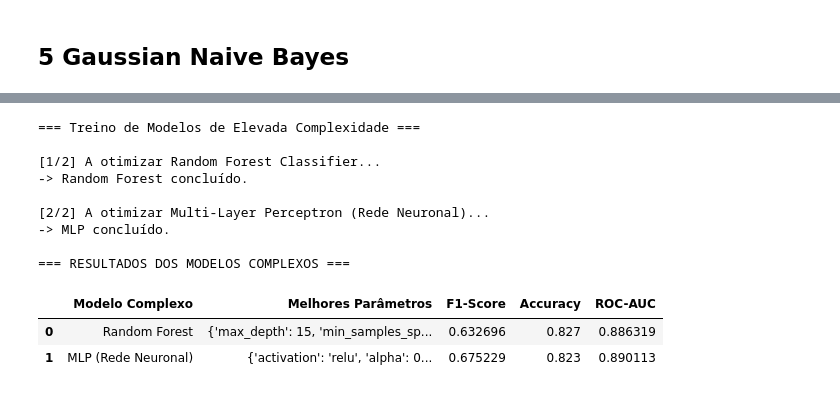
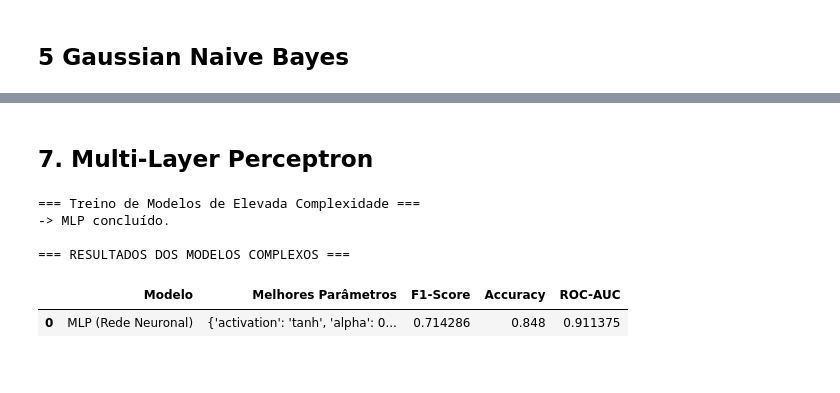
Before and after one commit to OJsan-ForReal/FAA-G22, a Jupyter notebook: projeto_G22_Classificacao.ipynb, the cells around one changed output, grey strips where cells are left out. Drawn from its saved outputs; the diff is of its cells as text; code cells hidden in the pictures.

```diff
--- a/projeto_G22_Classificacao.ipynb
+++ b/projeto_G22_Classificacao.ipynb
@@ -699,10 +710,11 @@ print("\nDetailed Classification Report:\n", classification_report(y_test, y_pre
 
 todos_resultados = []  # Criar uma lista para armazenar os resultados de todas as técnicas
 todos_resultados.append({
-    "Abordagem / Técnica": "KNN original",
-    "best_k" : grid_knn.best_params_['n_neighbors'],
-    "best_weights" : grid_knn.best_params_['weights'],
-    "Nº Características Finais": X_learning_pca_scaled.shape[1],
+    "Modelo": "KNN original",
+    "Melhores Parâmetros": grid_knn.best_params_,
+    # "best_k" : grid_knn.best_params_['n_neighbors'],
+    # "best_weights" : grid_knn.best_params_['weights'],
+    # "Nº Características Finais": X_learning_scaled.shape[1],
     "F1-Score": f1_score(y_test, y_pred_knn),
     "Accuracy": accuracy_score(y_test, y_pred_knn),
     "ROC-AUC": roc_auc_score(y_test, y_prob_knn)
@@ -1055,6 +1148,7 @@ display(df_gnb)
+# %% [markdown]
+## 7. Multi-Layer Perceptron
 # %%
 import pandas as pd
-from sklearn.ensemble import RandomForestClassifier
 from sklearn.neural_network import MLPClassifier
 from sklearn.model_selection import GridSearchCV, StratifiedKFold
 from sklearn.metrics import f1_score, accuracy_score, roc_auc_score
@@ -1063,94 +1157,56 @@ print("=== Treino de Modelos de Elevada Complexidade ===")
 
 # 定义统一的 5 折分层交叉验证策略
 cv_strategy = StratifiedKFold(n_splits=5, shuffle=True, random_state=42)
-complex_results = []
+resultado_mlp = []
 
-# =========================================================================
-# 复杂模型 1: Random Forest (随机森林)
-# =========================================================================
-print("\n[1/2] A otimizar Random Forest Classifier...")
 
-param_grid_rf = {
-    'n_estimators': [50, 100, 200],       # 树的数量
-    'max_depth': [None, 5, 10, 15],       # 最大深度
-    'min_samples_split': [2, 5, 10]       # 分裂节点所需的最小样本数
-}
+# Multi-Layer Perceptron (MLP 神经网络)
 
-grid_rf = GridSearchCV(
-    estimator=RandomForestClassifier(random_state=42),
-    param_grid=param_grid_rf,
-    scoring='f1',
-    cv=cv_strategy,
-    n_jobs=-1
-)
 
-# 使用原始全量特征（树模型自带特征选择，不需要用PCA或删特征）
-grid_rf.fit(X_learning_scaled, y_learning)
-best_rf_model = grid_rf.best_estimator_
-
-y_pred_rf = best_rf_model.predict(X_test_scaled)
-y_prob_rf = best_rf_model.predict_proba(X_test_scaled)[:, 1]
-
-complex_results.append({
-    "Modelo Complexo": "Random Forest",
-    "Melhores Parâmetros": str(grid_rf.best_params_),
-    "F1-Score": f1_score(y_test, y_pred_rf),
-    "Accuracy": accuracy_score(y_test, y_pred_rf),
-    "ROC-AUC": roc_auc_score(y_test, y_prob_rf)
-})
-print("-> Random Forest concluído.")
-
-# =========================================================================
-# 复杂模型 2: Multi-Layer Perceptron (MLP 神经网络)
-# =========================================================================
-print("\n[2/2] A otimizar Multi-Layer Perceptron (Rede Neuronal)...")
 
 param_grid_mlp = {
-    'hidden_layer_sizes': [(50,), (100,), (50, 25)],  # 神经网络隐藏层架构
-    'activation': ['tanh', 'relu'],                  # 激活函数
-    'alpha': [0.0001, 0.001, 0.01],                 # L2 正则化惩罚项
-    'max_iter': [300]                                # 最大迭代次数
+    'hidden_layer_sizes': [(50,), (100,), (150,)],
+    'activation': ['tanh', 'relu'],
+    'alpha': [0.0001, 0.001, 0.01],
+    'solver': ['adam', 'sgd'],
+    'max_iter': [500]
 }
 
 grid_mlp = GridSearchCV(
     estimator=MLPClassifier(random_state=42),
     param_grid=param_grid_mlp,
     scoring='f1',
     cv=cv_strategy,
     n_jobs=-1
 )
 
 grid_mlp.fit(X_learning_scaled, y_learning)
 best_mlp_model = grid_mlp.best_estimator_
 
 y_pred_mlp = best_mlp_model.predict(X_test_scaled)
 y_prob_mlp = best_mlp_model.predict_proba(X_test_scaled)[:, 1]
 
-complex_results.append({
-    "Modelo Complexo": "MLP (Rede Neuronal)",
+resultado_mlp.append({
+    "Modelo": "MLP (Rede Neuronal)",
     "Melhores Parâmetros": str(grid_mlp.best_params_),
     "F1-Score": f1_score(y_test, y_pred_mlp),
     "Accuracy": accuracy_score(y_test, y_pred_mlp),
     "ROC-AUC": roc_auc_score(y_test, y_prob_mlp)
 })
 print("-> MLP concluído.")
 
 # =========================================================================
 # 打印复杂模型战力榜
 # =========================================================================
-df_complex = pd.DataFrame(complex_results)
+df_complex = pd.DataFrame(resultado_mlp)
 print("\n=== RESULTADOS DOS MODELOS COMPLEXOS ===")
 display(df_complex)
+
+tabela_comparacao.append(resultado_mlp[0])  # Adicionar o melhor resultado do MLP à tabela de comparação geral
 # %% [output]
 === Treino de Modelos de Elevada Complexidade ===
-
-[1/2] A otimizar Random Forest Classifier...
--> Random Forest concluído.
-
-[2/2] A otimizar Multi-Layer Perceptron (Rede Neuronal)...
 -> MLP concluído.
 
 === RESULTADOS DOS MODELOS COMPLEXOS ===
-|  | Modelo Complexo | Melhores Parâmetros | F1-Score | Accuracy | ROC-AUC |
-| 0 | Random Forest | {'max_depth': 15, 'min_samples_sp... | 0.632696 | 0.827 | 0.886319 |
-| 1 | MLP (Rede Neuronal) | {'activation': 'relu', 'alpha': 0... | 0.675229 | 0.823 | 0.890113 |
+|  | Modelo | Melhores Parâmetros | F1-Score | Accuracy | ROC-AUC |
+| 0 | MLP (Rede Neuronal) | {'activation': 'tanh', 'alpha': 0... | 0.714286 | 0.848 | 0.911375 |
```
Also changed, not shown: parts of 30 cells of this notebook.
